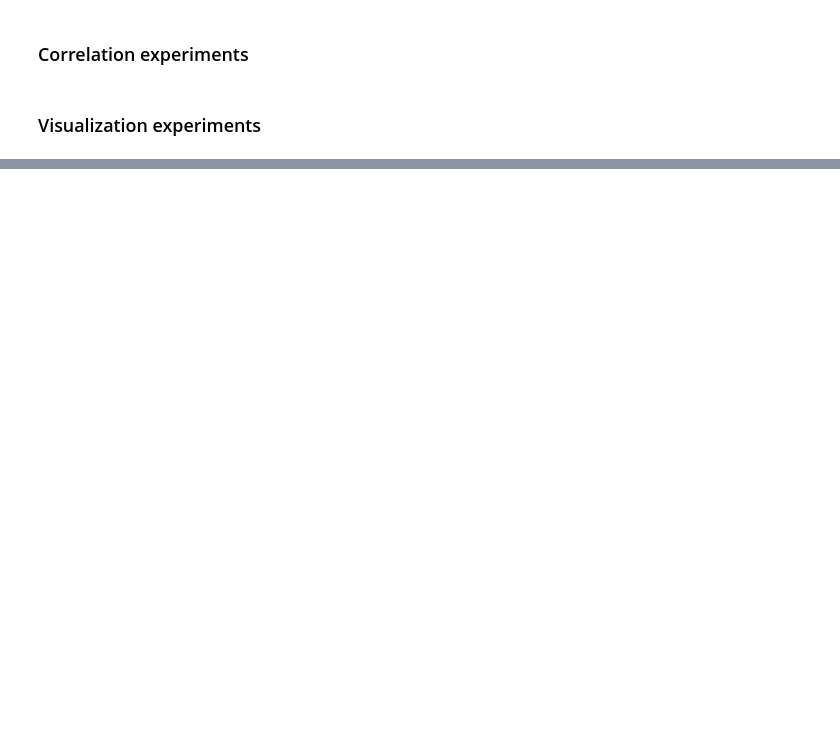
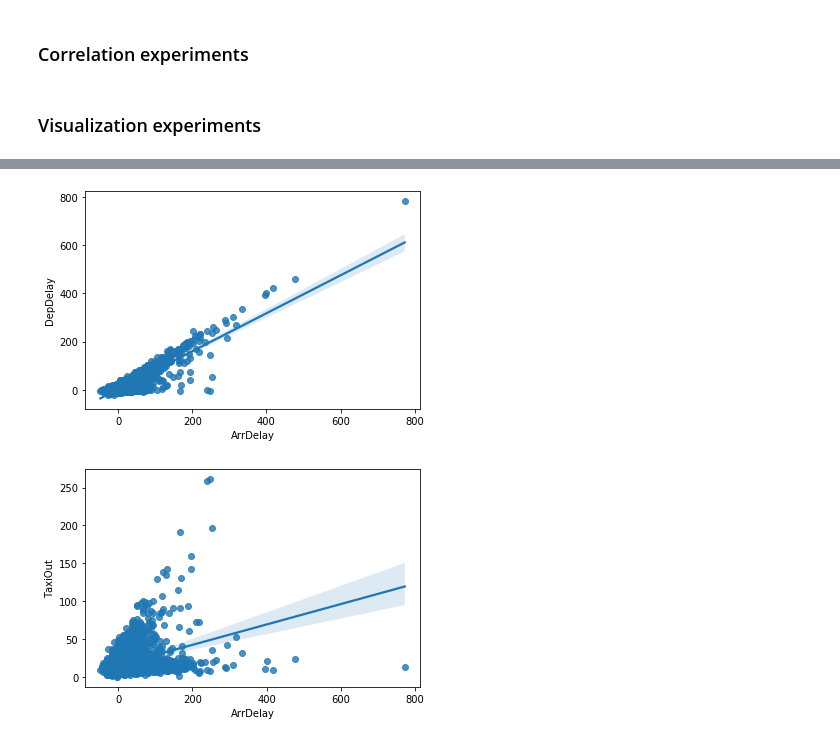
Before and after one commit to LorenzoFramba/Flight_Delay_Prediction, a Jupyter notebook: Data_analysis.ipynb, the cells around one changed output, grey strips where cells are left out. Saved outputs shown, nothing was run; the diff lists cells and outputs as text; code cells hidden in the pictures; blank space fills up the shorter version.

```diff
--- a/Data_analysis.ipynb
+++ b/Data_analysis.ipynb
@@ -285,0 +372,12 @@ sc.stop()
+# %%
+df_Pandas_25s = df.sample(False, 0.001, 42).toPandas()
+
+
+
+features = ['DepDelay', 'TaxiOut']
+for feature in features:
+        sns.regplot(x=df_Pandas_25s["ArrDelay"], y=df_Pandas_25s[feature])
+        plt.show(block=False)
+# %% [output]
+[figure, added]
+[figure, added]
```
Also changed, not shown: parts of 10 cells of this notebook, 4 other files.
